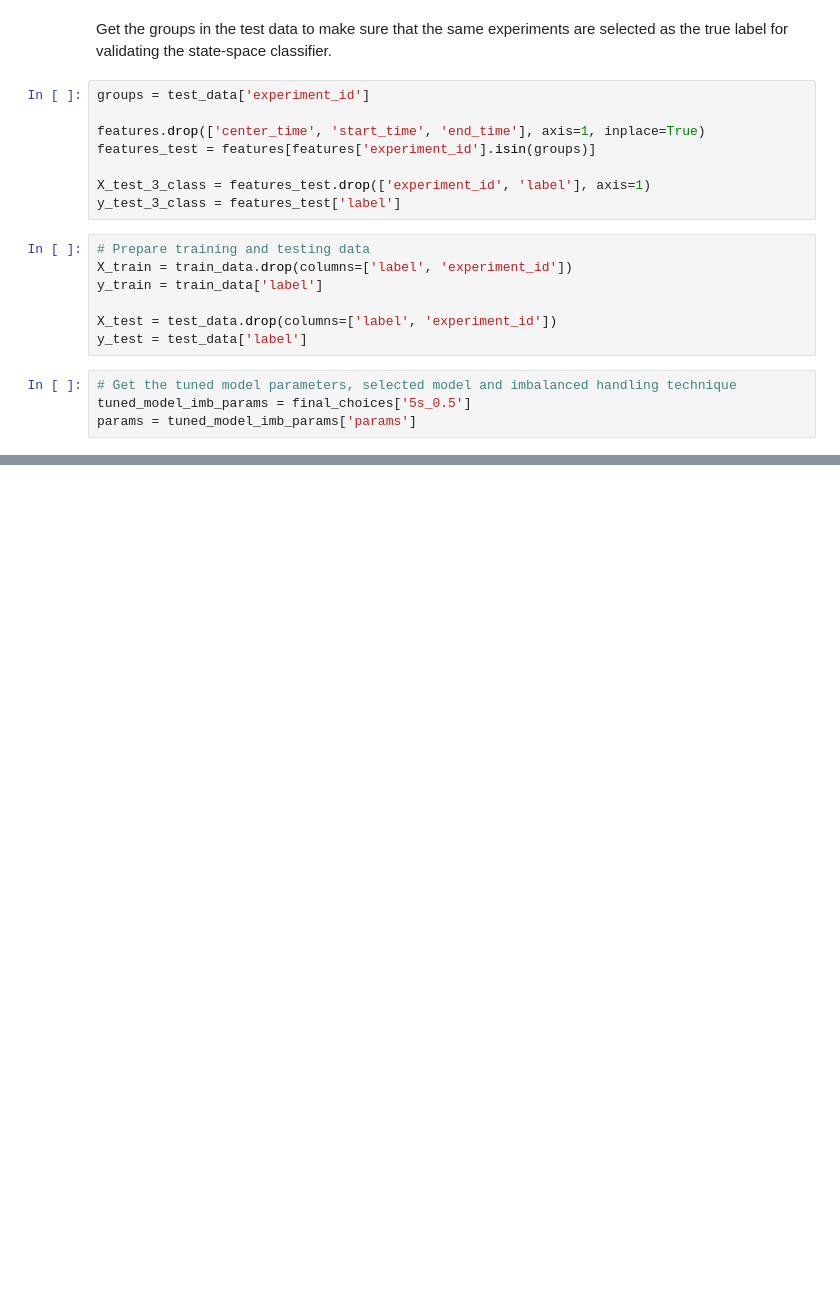
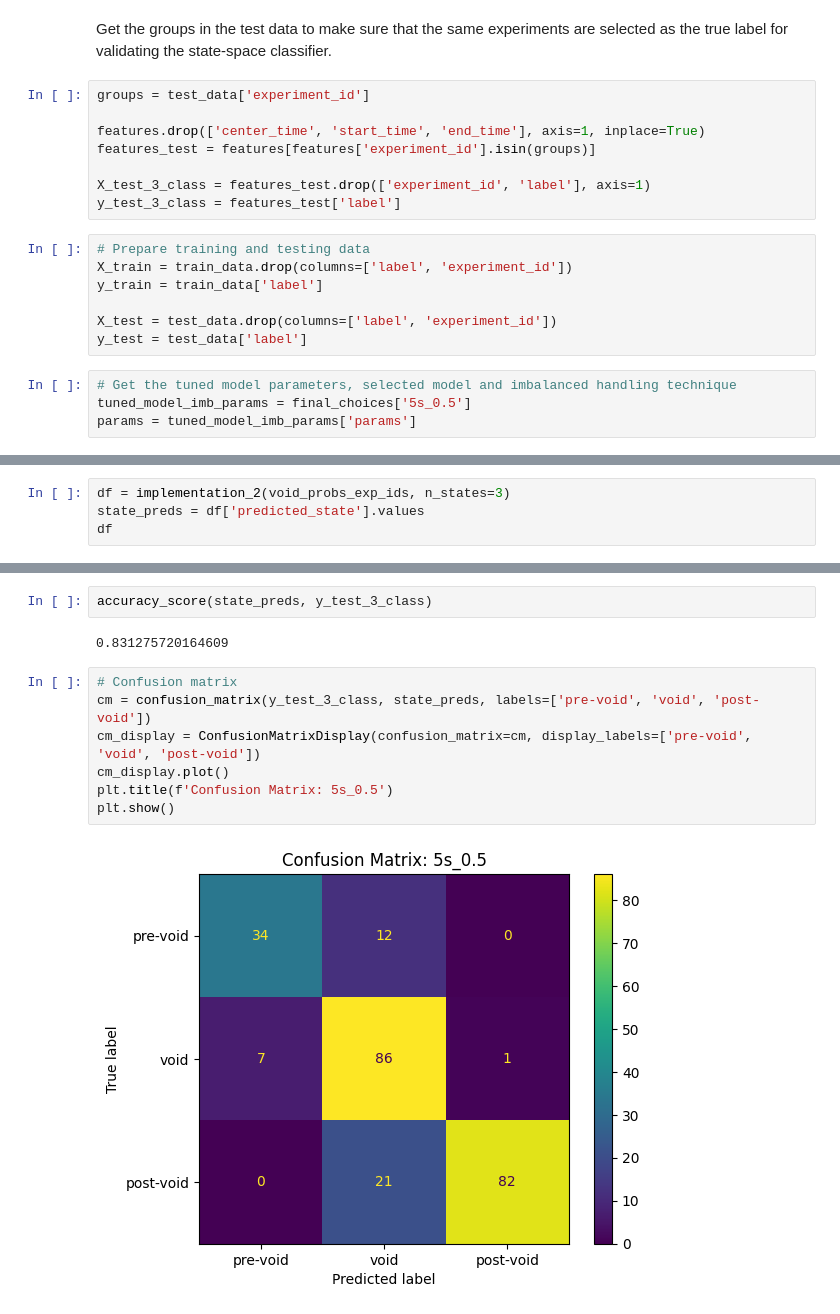
Before and after one commit to edumabagraham/uropatch-data-analysis, a Jupyter notebook: stage_4_state_spce_classification.ipynb, the cells around one changed output, grey strips where cells are left out. Cells and saved outputs as stored; diff of their text form; blank space fills up the shorter version.

```diff
--- a/stage_4_state_spce_classification.ipynb
+++ b/stage_4_state_spce_classification.ipynb
@@ -192,0 +283,4 @@ Even though the 'covars_' attribute is set, it will be overwritten during initia
+# %%
+df = implementation_2(void_probs_exp_ids, n_states=3)
+state_preds = df['predicted_state'].values
+df
@@ -192,0 +301,13 @@ Even though the 'covars_' attribute is set, it will be overwritten during initia
+# %%
+accuracy_score(state_preds, y_test_3_class)
+# %% [output]
+0.831275720164609
+# %%
+# Confusion matrix
+cm = confusion_matrix(y_test_3_class, state_preds, labels=['pre-void', 'void', 'post-void'])
+cm_display = ConfusionMatrixDisplay(confusion_matrix=cm, display_labels=['pre-void', 'void', 'post-void'])
+cm_display.plot()
+plt.title(f'Confusion Matrix: 5s_0.5')
+plt.show()
+# %% [output]
+[figure, added]
```
Also changed, not shown: parts of 23 cells of this notebook, 2 other files.
